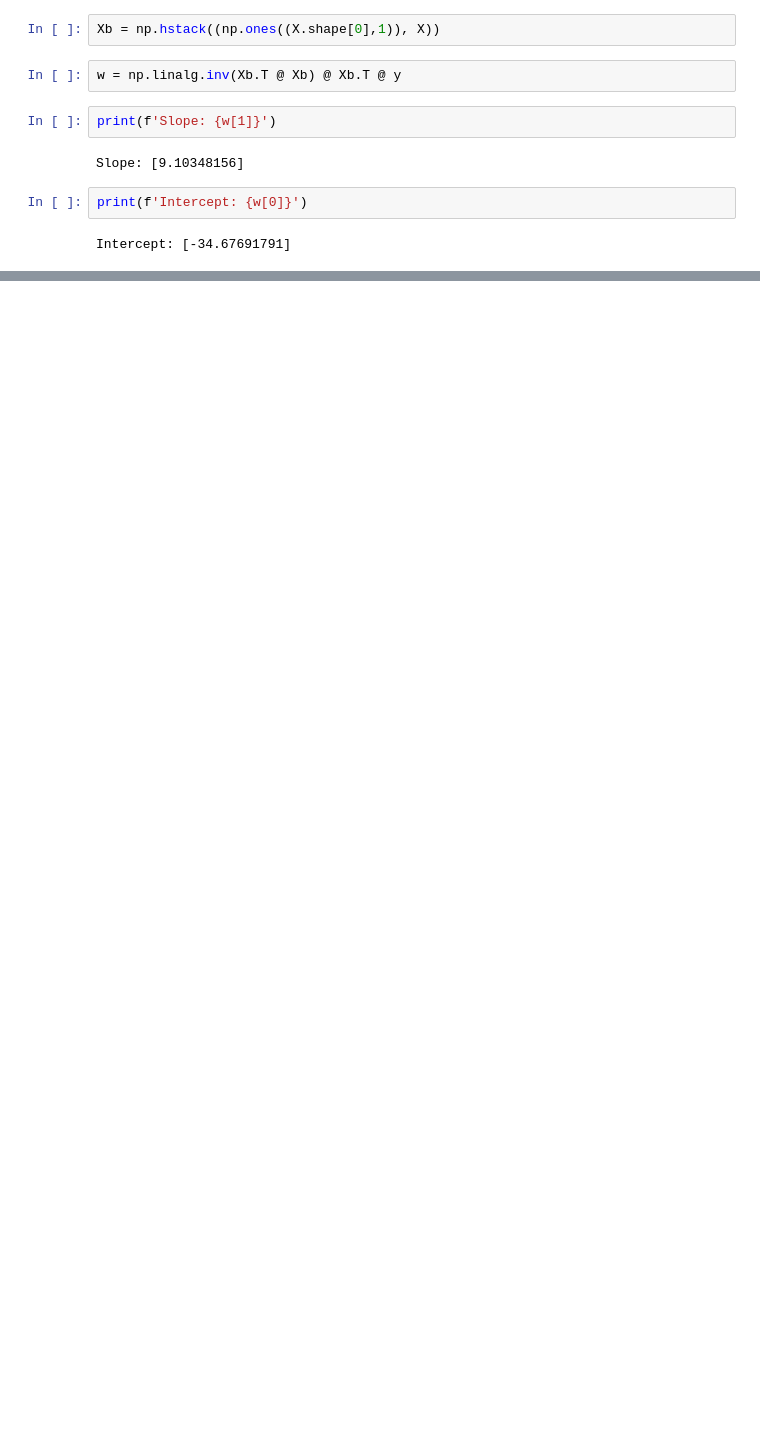
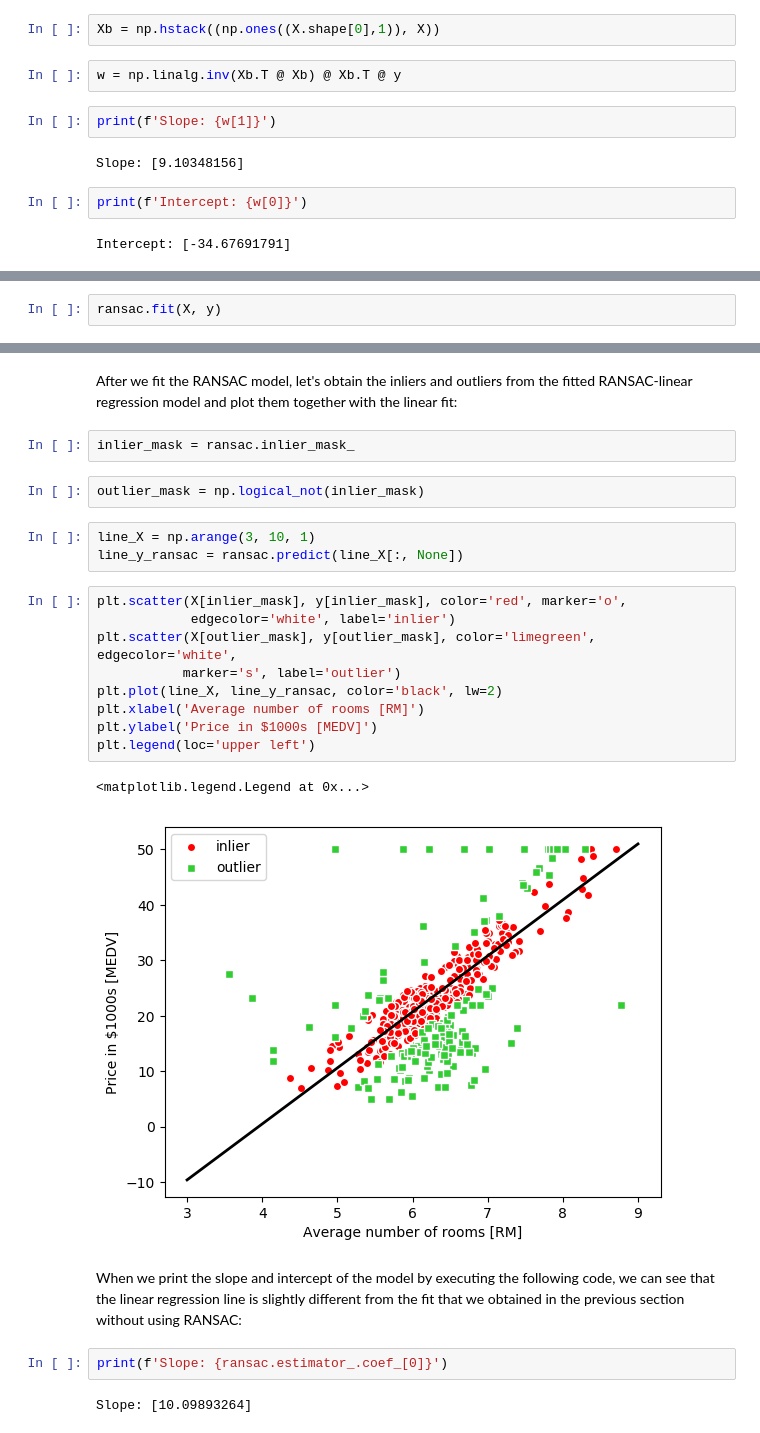
Before and after one commit to hanshantong/MachineLearningWithPython3, a Jupyter notebook: Chapter_10_Predicting_Continuous_Varibables_with_Regression_Analysis.ipynb, the cells around one changed output, grey strips where cells are left out. Drawn from its saved outputs; the diff is of its cells as text; blank space fills up the shorter version.

```diff
--- a/Chapter_10_Predicting_Continuous_Varibables_with_Regression_Analysis.ipynb
+++ b/Chapter_10_Predicting_Continuous_Varibables_with_Regression_Analysis.ipynb
@@ -229,0 +257,2 @@ iterative methods in certain cases.
+# %%
+ransac.fit(X, y)
@@ -229,0 +273,28 @@ iterative methods in certain cases.
+# %% [markdown]
+After we fit the RANSAC model, let's obtain the inliers and outliers from the fitted RANSAC-linear regression model and plot them together with the linear fit:
+# %%
+inlier_mask = ransac.inlier_mask_
+# %%
+outlier_mask = np.logical_not(inlier_mask)
+# %%
+line_X = np.arange(3, 10, 1)
+line_y_ransac = ransac.predict(line_X[:, None])
+# %%
+plt.scatter(X[inlier_mask], y[inlier_mask], color='red', marker='o',
+            edgecolor='white', label='inlier')
+plt.scatter(X[outlier_mask], y[outlier_mask], color='limegreen', edgecolor='white',
+           marker='s', label='outlier')
+plt.plot(line_X, line_y_ransac, color='black', lw=2)
+plt.xlabel('Average number of rooms [RM]')
+plt.ylabel('Price in $1000s [MEDV]')
+plt.legend(loc='upper left')
+# %% [output]
+<matplotlib.legend.Legend at 0x...>
+[figure, added]
+# %% [markdown]
+When we print the slope and intercept of the model by executing the following code,
+we can see that the linear regression line is slightly different from the fit that we obtained in the previous section without using RANSAC:
+# %%
+print(f'Slope: {ransac.estimator_.coef_[0]}')
+# %% [output]
+Slope: [10.09893264]
```
Also changed, not shown: parts of 18 cells of this notebook.
